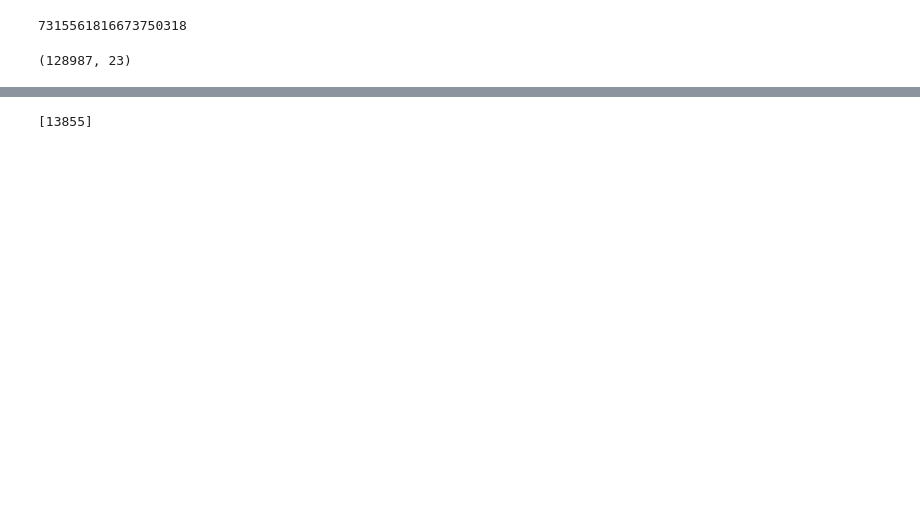
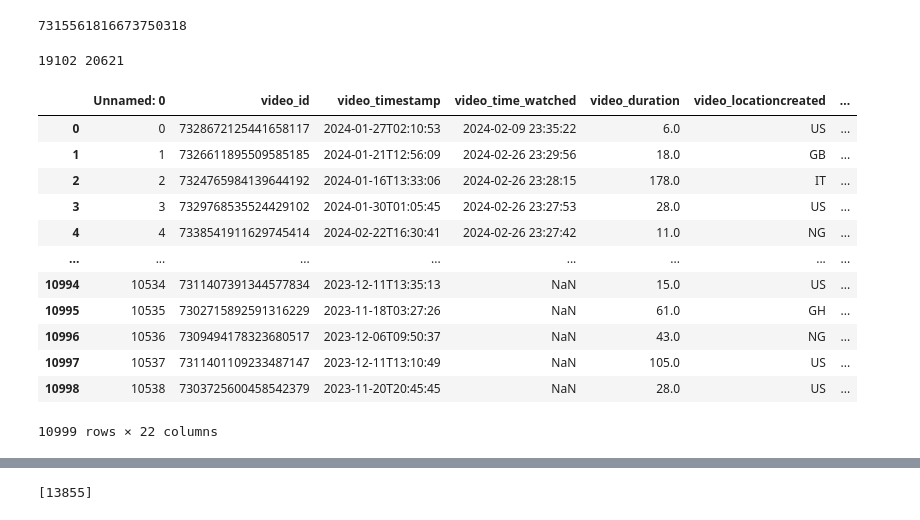
Before and after one commit to Dorajyl/CS315_FinalProject, a Jupyter notebook: CompleteDateTime.ipynb, the cells around one changed output, grey strips where cells are left out. Cells and saved outputs as stored; diff of their text form; code cells hidden in the pictures; blank space fills up the shorter version.

```diff
--- a/CompleteDateTime.ipynb
+++ b/CompleteDateTime.ipynb
@@ -67,18 +67,38 @@ def mergefile2(csv,json): #for Sec1Gr1 files
 
 #sec1gr2_csv = pd.read_csv('pyktok_data/Sec1Gr2_26301.csv') #come back label wrong
 #sec1gr2_json = pd.read_json('user_jsons/Sec2Gr2_26301.json')
+# %%
+size1 = len(pd.read_csv('pyktok_data/Sec1Gr1_12345.csv'))
+with open('user_jsons/Sec1Gr1_12345.json', 'r') as file:
+    jsondata = json.load(file)
+size2 = len(jsondata['data'])
+print(size1, size2)
+# %% [output]
+19102 20621
 # %%
 df26301 = mergefile('pyktok_data/Sec1Gr2_26301.csv','user_jsons/Sec2Gr2_26301.json')
 df33534 = mergefile('pyktok_data/Sec1Gr2_33534.csv','user_jsons/Sec2Gr2_33534.json')
 df38129 = mergefile('pyktok_data/Sec1Gr2_38129.csv', 'user_jsons/Sec2Gr2_38129.json')
 df11111 = mergefile('pyktok_data/Sec1Gr3_11111.csv','user_jsons/Sec1Gr3_11111.json')
 df10824 = mergefile2('pyktok_data/Sec1Gr1_10824.csv','user_jsons/Sec1Gr1_10824.json')
 df12345 = mergefile2('pyktok_data/Sec1Gr1_12345.csv','user_jsons/Sec1Gr1_12345.json')
 df50405 = mergefile2('pyktok_data/Sec1Gr1_50405.csv','user_jsons/Sec1Gr1_50405.json')
 
 dfs = [df26301,df33534,df38129,df10824,df12345,df50405,df11111]
 
 all_dfs = pd.concat(dfs)
-all_dfs.shape
+df10824
 # %% [output]
+|  | Unnamed: 0 | video_id | video_timestamp | video_time_watched | video_duration | video_locationcreated | ... |
+| 0 | 0 | 7328672125441658117 | 2024-01-27T02:10:53 | 2024-02-09 23:35:22 | 6.0 | US | ... |
+| 1 | 1 | 7326611895509585185 | 2024-01-21T12:56:09 | 2024-02-26 23:29:56 | 18.0 | GB | ... |
+| 2 | 2 | 7324765984139644192 | 2024-01-16T13:33:06 | 2024-02-26 23:28:15 | 178.0 | IT | ... |
+| 3 | 3 | 7329768535524429102 | 2024-01-30T01:05:45 | 2024-02-26 23:27:53 | 28.0 | US | ... |
+| 4 | 4 | 7338541911629745414 | 2024-02-22T16:30:41 | 2024-02-26 23:27:42 | 11.0 | NG | ... |
+| ... | ... | ... | ... | ... | ... | ... | ... |
+| 10994 | 10534 | 7311407391344577834 | 2023-12-11T13:35:13 | NaN | 15.0 | US | ... |
+| 10995 | 10535 | 7302715892591316229 | 2023-11-18T03:27:26 | NaN | 61.0 | GH | ... |
+| 10996 | 10536 | 7309494178323680517 | 2023-12-06T09:50:37 | NaN | 43.0 | NG | ... |
+| 10997 | 10537 | 7311401109233487147 | 2023-12-11T13:10:49 | NaN | 105.0 | US | ... |
+| 10998 | 10538 | 7303725600458542379 | 2023-11-20T20:45:45 | NaN | 28.0 | US | ... |
-(128987, 23)
+10999 rows × 22 columns
```
Also changed, not shown: parts of 5 cells of this notebook.
